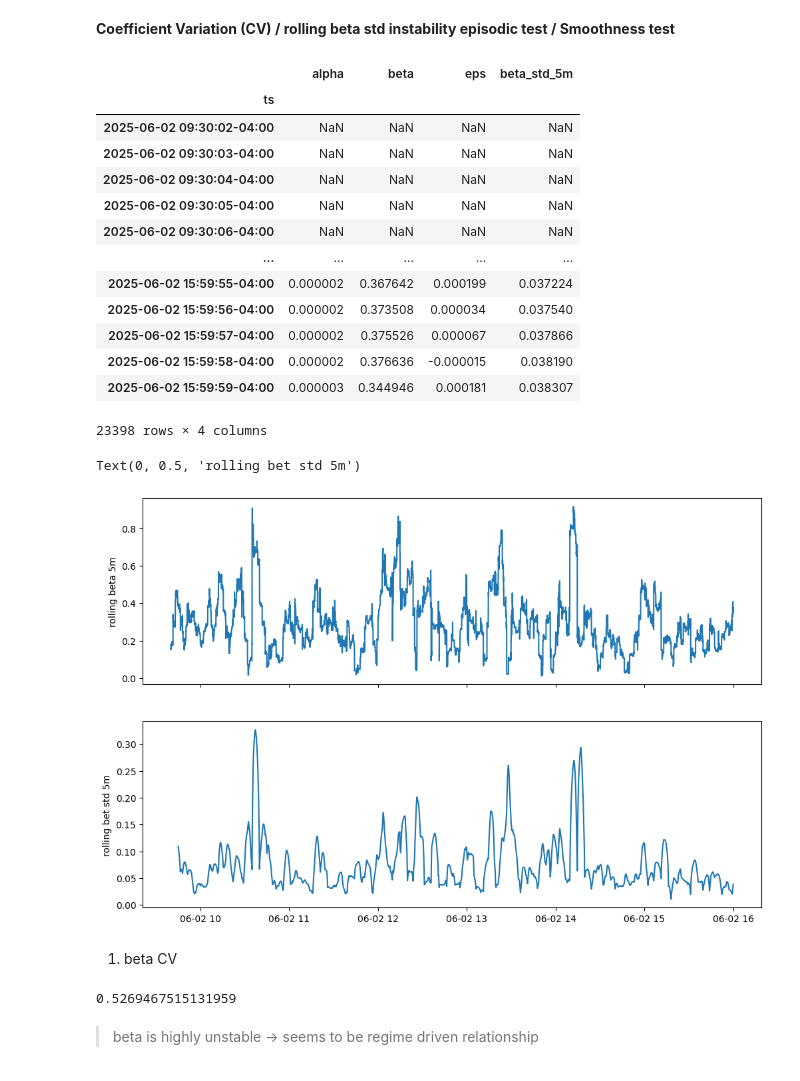
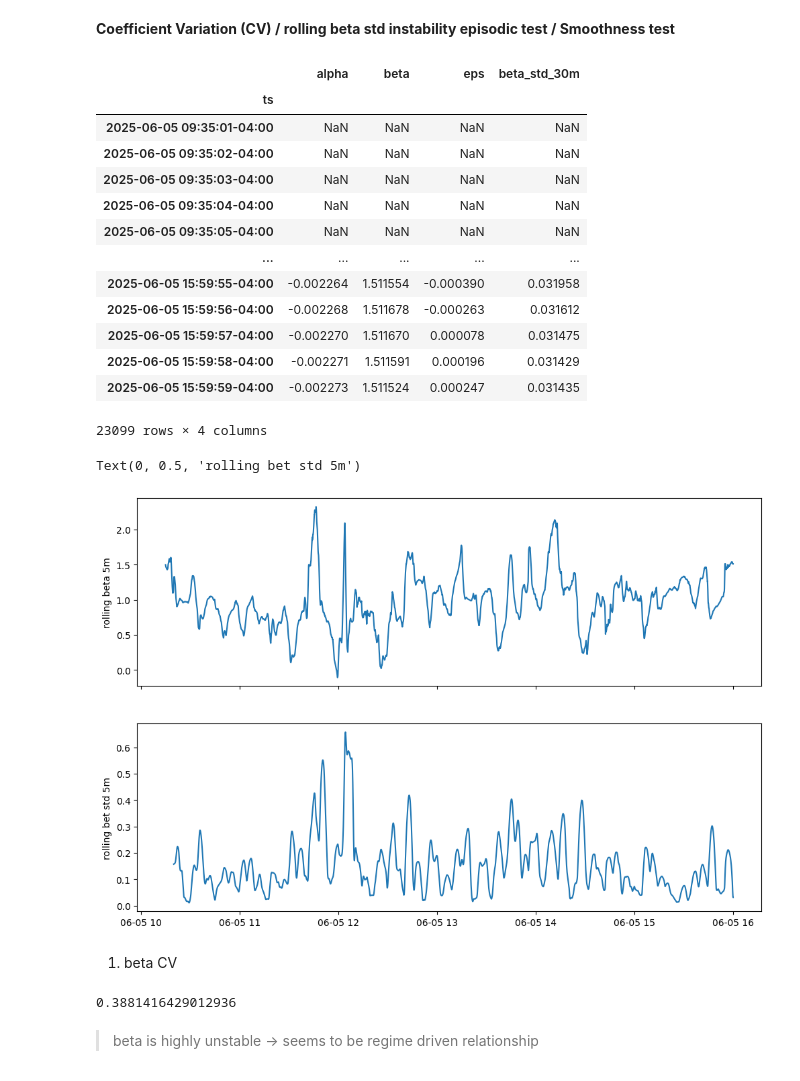
Before and after one commit to choijaewon959/Microstructure-driven-alpha-engine, a Jupyter notebook: analysis/anlaysis.ipynb, the cells around one changed output. Cells and saved outputs as stored; diff of their text form; code cells hidden in the pictures.

```diff
--- a/analysis/anlaysis.ipynb
+++ b/analysis/anlaysis.ipynb
@@ -420,6 +420,18 @@ df
 df['ret_GS_1s'] = np.log(df['GS']).diff()
 df['ret_MS_1s'] = np.log(df['MS']).diff()
 
-df.dropna(inplace=True)
+# 30s
+df['ret_GS_30s'] = np.log(df['GS']).diff(30)
+df['ret_MS_30s'] = np.log(df['MS']).diff(30)
+
+# 5min
+df['ret_GS_5m'] = np.log(df['GS']).diff(300)
+df['ret_MS_5m'] = np.log(df['MS']).diff(300)
+
+# 30min
+df['ret_GS_30m'] = np.log(df['GS']).diff(1800)
+df['ret_MS_30m'] = np.log(df['MS']).diff(1800)
+
+# df.dropna(inplace=True)
 df
 # %% [output]
@@ -464,8 +476,13 @@ def ols_alpha_beta_rolling(y: pd.Series, x: pd.Series, window: int = 300):
         "eps": eps
     })
 # %%
-df_hedge = ols_alpha_beta_rolling(df['ret_GS_1s'], df['ret_MS_1s'])
-df_hedge
+df_hedge_1s = ols_alpha_beta_rolling(df['ret_GS_1s'], df['ret_MS_1s'])
+df_hedge_30s = ols_alpha_beta_rolling(df['ret_GS_30s'], df['ret_MS_30s'])
+df_hedge_5m = ols_alpha_beta_rolling(df['ret_GS_5m'], df['ret_MS_5m'])
+df_hedge_30m = ols_alpha_beta_rolling(df['ret_GS_30m'], df['ret_MS_30m'])
+
+
+df_hedge_30m
 # %% [output]
 |  | alpha | beta | eps |
 | ts |  |  |  |
@@ -486,44 +503,44 @@ df_hedge
 # %%
 W = 300
 
-df_hedge['beta_std_5m'] = df_hedge['beta'].rolling(W).std()
-df_hedge
+df_hedge_30m['beta_std_30m'] = df_hedge_30m['beta'].rolling(W).std()
+df_hedge_30m
 # %% [output]
-|  | alpha | beta | eps | beta_std_5m |
+|  | alpha | beta | eps | beta_std_30m |
 | ts |  |  |  |  |
-| 2025-06-02 09:30:02-04:00 | NaN | NaN | NaN | NaN |
-| 2025-06-02 09:30:03-04:00 | NaN | NaN | NaN | NaN |
-| 2025-06-02 09:30:04-04:00 | NaN | NaN | NaN | NaN |
-| 2025-06-02 09:30:05-04:00 | NaN | NaN | NaN | NaN |
-| 2025-06-02 09:30:06-04:00 | NaN | NaN | NaN | NaN |
+| 2025-06-05 09:35:01-04:00 | NaN | NaN | NaN | NaN |
+| 2025-06-05 09:35:02-04:00 | NaN | NaN | NaN | NaN |
+| 2025-06-05 09:35:03-04:00 | NaN | NaN | NaN | NaN |
+| 2025-06-05 09:35:04-04:00 | NaN | NaN | NaN | NaN |
+| 2025-06-05 09:35:05-04:00 | NaN | NaN | NaN | NaN |
 | ... | ... | ... | ... | ... |
-| 2025-06-02 15:59:55-04:00 | 0.000002 | 0.367642 | 0.000199 | 0.037224 |
-| 2025-06-02 15:59:56-04:00 | 0.000002 | 0.373508 | 0.000034 | 0.037540 |
-| 2025-06-02 15:59:57-04:00 | 0.000002 | 0.375526 | 0.000067 | 0.037866 |
-| 2025-06-02 15:59:58-04:00 | 0.000002 | 0.376636 | -0.000015 | 0.038190 |
-| 2025-06-02 15:59:59-04:00 | 0.000003 | 0.344946 | 0.000181 | 0.038307 |
+| 2025-06-05 15:59:55-04:00 | -0.002264 | 1.511554 | -0.000390 | 0.031958 |
+| 2025-06-05 15:59:56-04:00 | -0.002268 | 1.511678 | -0.000263 | 0.031612 |
+| 2025-06-05 15:59:57-04:00 | -0.002270 | 1.511670 | 0.000078 | 0.031475 |
+| 2025-06-05 15:59:58-04:00 | -0.002271 | 1.511591 | 0.000196 | 0.031429 |
+| 2025-06-05 15:59:59-04:00 | -0.002273 | 1.511524 | 0.000247 | 0.031435 |
-23398 rows × 4 columns
+23099 rows × 4 columns
 # %%
 fig, (ax1, ax2) = plt.subplots(2, 1, figsize=(12, 8), sharex=True)
-ax1.plot(df_hedge['beta'])
-ax2.plot(df_hedge['beta_std_5m'])
+ax1.plot(df_hedge_30m['beta'])
+ax2.plot(df_hedge_30m['beta_std_30m'])
 
 ax1.set_ylabel('rolling beta 5m')
 ax2.set_ylabel('rolling bet std 5m')
 # %% [output]
 Text(0, 0.5, 'rolling bet std 5m')
-[figure, old version]
+[figure, new version]
 # %% [markdown]
 1) beta CV
 # %%
 # beta CV
-beta_mean = df_hedge['beta'].mean()
-beta_std  = df_hedge['beta'].std()
+beta_mean = df_hedge_30m['beta'].mean()
+beta_std  = df_hedge_30m['beta'].std()
 cv_beta = beta_std / abs(beta_mean)
 
 cv_beta
 # %% [output]
-0.5269467515131959
+0.3881416429012936
 # %% [markdown]
 > beta is highly unstable -> seems to be regime driven relationship
 # %% [markdown]
```
Also changed, not shown: parts of 14 cells of this notebook, 1 other file.
